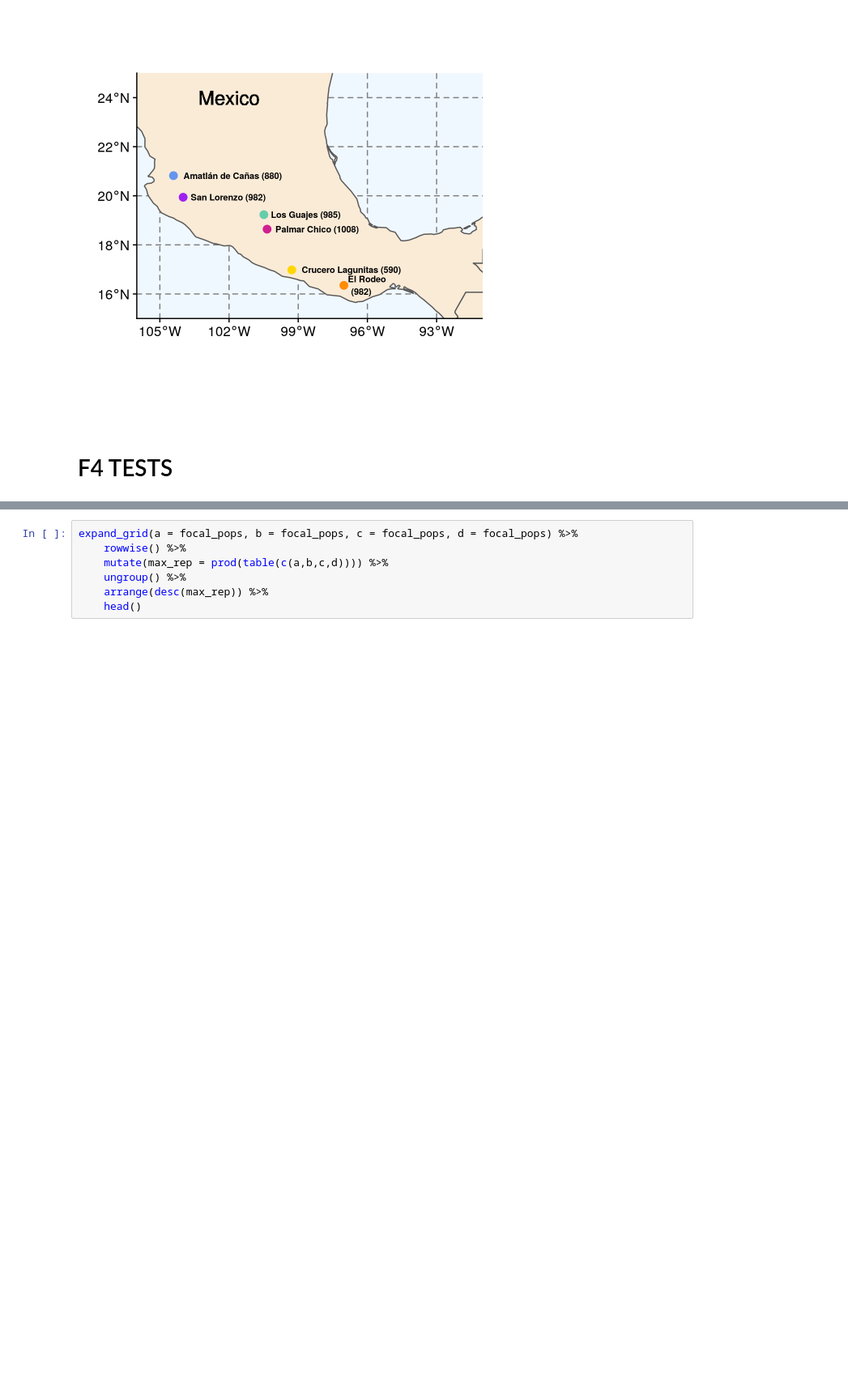
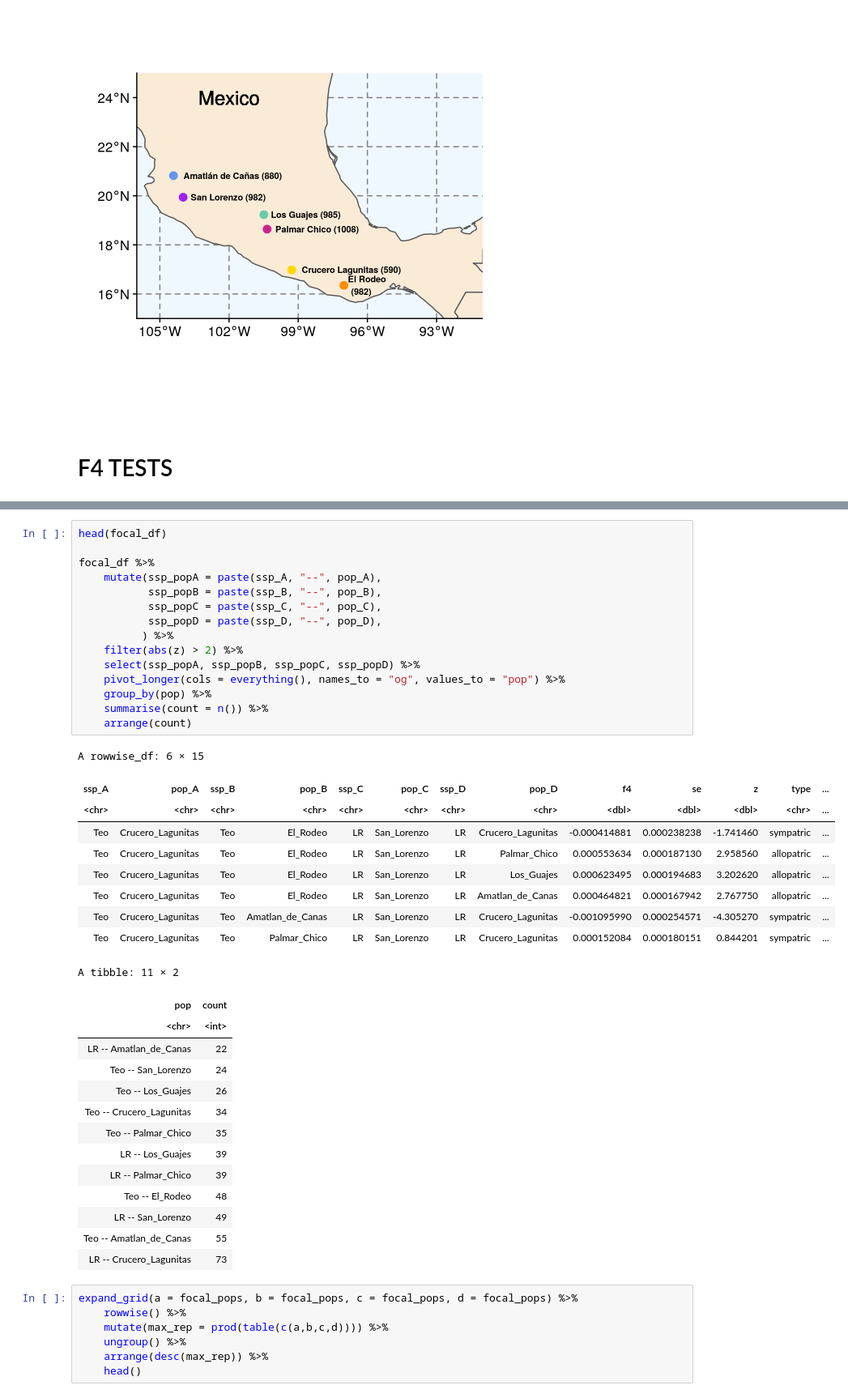
Before and after one commit to silastittes/parv_local, a Jupyter notebook: notebooks/Parv Local Admixture.ipynb, the cells around one changed output, grey strips where cells are left out. Shown at 81% size. Cells and saved outputs as stored; diff of their text form; blank space fills up the shorter version.

```diff
--- a/notebooks/Parv Local Admixture.ipynb
+++ b/notebooks/Parv Local Admixture.ipynb
@@ -612,3 +589,42 @@ A rowwise_df: 290 × 16
+# %%
+head(focal_df)
+
+focal_df %>%
+    mutate(ssp_popA = paste(ssp_A, "--", pop_A),
+           ssp_popB = paste(ssp_B, "--", pop_B),
+           ssp_popC = paste(ssp_C, "--", pop_C),
+           ssp_popD = paste(ssp_D, "--", pop_D),
+          ) %>%
+    filter(abs(z) > 2) %>%
+    select(ssp_popA, ssp_popB, ssp_popC, ssp_popD) %>%
+    pivot_longer(cols = everything(), names_to = "og", values_to = "pop") %>%
+    group_by(pop) %>%
+    summarise(count = n()) %>%
+    arrange(count)
+# %% [output]
+A rowwise_df: 6 × 15
+| ssp_A | pop_A | ssp_B | pop_B | ssp_C | pop_C | ssp_D | pop_D | f4 | se | z | type | ... |
+| <chr> | <chr> | <chr> | <chr> | <chr> | <chr> | <chr> | <chr> | <dbl> | <dbl> | <dbl> | <chr> | ... |
+| Teo | Crucero_Lagunitas | Teo | El_Rodeo | LR | San_Lorenzo | LR | Crucero_Lagunitas | -0.000414881 | 0.000238238 | -1.741460 | sympatric | ... |
+| Teo | Crucero_Lagunitas | Teo | El_Rodeo | LR | San_Lorenzo | LR | Palmar_Chico | 0.000553634 | 0.000187130 | 2.958560 | allopatric | ... |
+| Teo | Crucero_Lagunitas | Teo | El_Rodeo | LR | San_Lorenzo | LR | Los_Guajes | 0.000623495 | 0.000194683 | 3.202620 | allopatric | ... |
+| Teo | Crucero_Lagunitas | Teo | El_Rodeo | LR | San_Lorenzo | LR | Amatlan_de_Canas | 0.000464821 | 0.000167942 | 2.767750 | allopatric | ... |
+| Teo | Crucero_Lagunitas | Teo | Amatlan_de_Canas | LR | San_Lorenzo | LR | Crucero_Lagunitas | -0.001095990 | 0.000254571 | -4.305270 | sympatric | ... |
+| Teo | Crucero_Lagunitas | Teo | Palmar_Chico | LR | San_Lorenzo | LR | Crucero_Lagunitas | 0.000152084 | 0.000180151 | 0.844201 | sympatric | ... |
+A tibble: 11 × 2
+| pop | count |
+| <chr> | <int> |
+| LR -- Amatlan_de_Canas | 22 |
+| Teo -- San_Lorenzo | 24 |
+| Teo -- Los_Guajes | 26 |
+| Teo -- Crucero_Lagunitas | 34 |
+| Teo -- Palmar_Chico | 35 |
+| LR -- Los_Guajes | 39 |
+| LR -- Palmar_Chico | 39 |
+| Teo -- El_Rodeo | 48 |
+| LR -- San_Lorenzo | 49 |
+| Teo -- Amatlan_de_Canas | 55 |
+| LR -- Crucero_Lagunitas | 73 |
 # %%
 expand_grid(a = focal_pops, b = focal_pops, c = focal_pops, d = focal_pops) %>%
     rowwise() %>%
```
Also changed, not shown: parts of 4 cells of this notebook, 8 other files.
